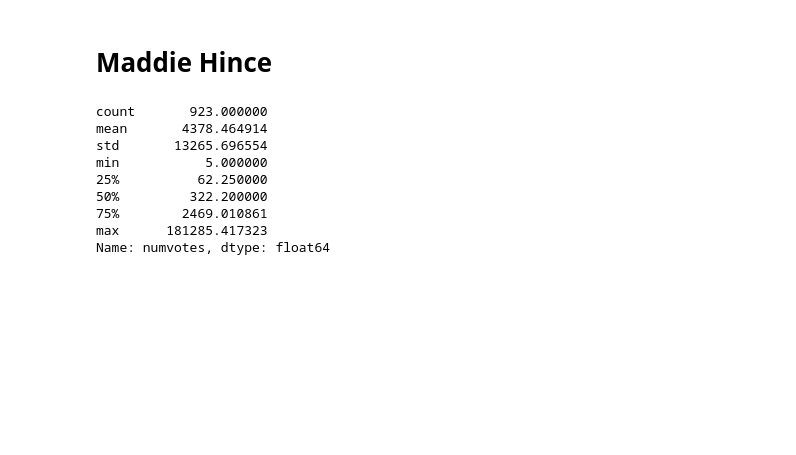
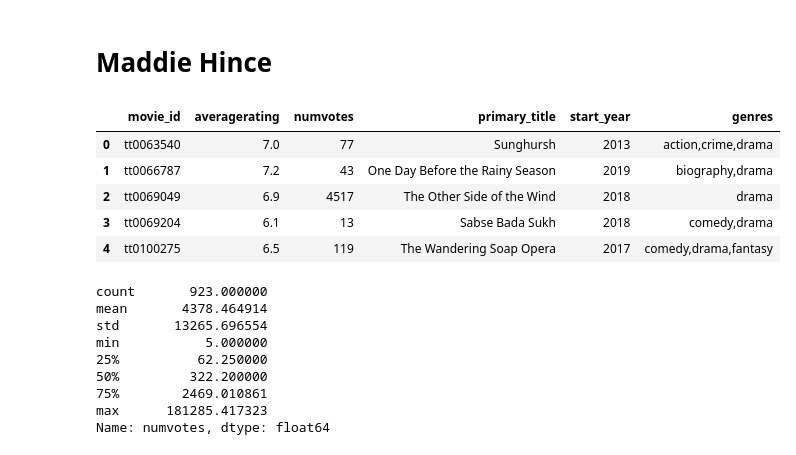
Before and after one commit to mehince/group-1-capstone, a Jupyter notebook: student.ipynb, the cells around one changed output. Saved outputs shown, nothing was run; the diff lists cells and outputs as text; code cells hidden in the pictures; blank space fills up the shorter version.

```diff
--- a/student.ipynb
+++ b/student.ipynb
@@ -18 +25,11 @@ ratings_df.dropna(how='any', axis=0, inplace=True)
+# %%
+ratings_df['genres'] = ratings_df['genres'].apply(clean_genres)
+ratings_df.head()
+# %% [output]
+|  | movie_id | averagerating | numvotes | primary_title | start_year | genres |
+| 0 | tt0063540 | 7.0 | 77 | Sunghursh | 2013 | action,crime,drama |
+| 1 | tt0066787 | 7.2 | 43 | One Day Before the Rainy Season | 2019 | biography,drama |
+| 2 | tt0069049 | 6.9 | 4517 | The Other Side of the Wind | 2018 | drama |
+| 3 | tt0069204 | 6.1 | 13 | Sabse Bada Sukh | 2018 | comedy,drama |
+| 4 | tt0100275 | 6.5 | 119 | The Wandering Soap Opera | 2017 | comedy,drama,fantasy |
 # %%
```
Also changed, not shown: parts of 8 cells of this notebook.
